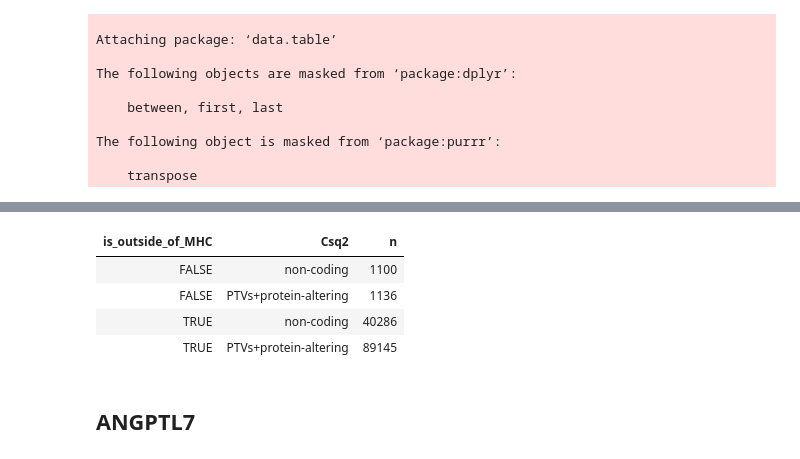
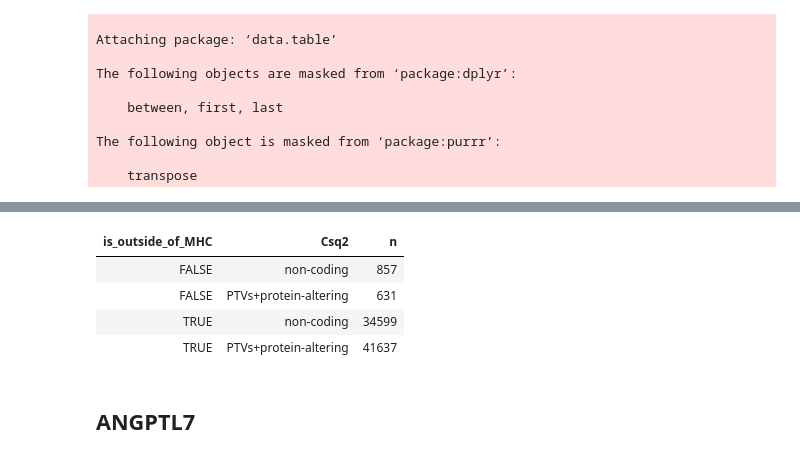
Before and after one commit to rivas-lab/ANGPTL7, a Jupyter notebook: notebook/ukbb_summary_stats_analysis/ANGPTL7_IOP.ipynb, the cells around one changed output, grey strips where cells are left out. Saved outputs shown, nothing was run; the diff lists cells and outputs as text; code cells hidden in the pictures.

```diff
--- a/notebook/ukbb_summary_stats_analysis/ANGPTL7_IOP.ipynb
+++ b/notebook/ukbb_summary_stats_analysis/ANGPTL7_IOP.ipynb
@@ -66,13 +70,13 @@ annot.arr %>% colnames()
 # %%
 annot.arr %>% mutate(
     Csq2 = if_else(Csq == 'non-coding', 'non-coding', 'PTVs+protein-altering')
-) %>% filter(MAF < 0.01) %>% count(is_outside_of_MHC, Csq2)
+) %>% filter(0.0001 < MAF, MAF < 0.01) %>% count(is_outside_of_MHC, Csq2)
 # %% [output]
 | is_outside_of_MHC | Csq2 | n |
-| FALSE | non-coding | 1100 |
-| FALSE | PTVs+protein-altering | 1136 |
-| TRUE | non-coding | 40286 |
-| TRUE | PTVs+protein-altering | 89145 |
+| FALSE | non-coding | 857 |
+| FALSE | PTVs+protein-altering | 631 |
+| TRUE | non-coding | 34599 |
+| TRUE | PTVs+protein-altering | 41637 |
 # %% [markdown]
 ## ANGPTL7
 # %%
```
Also changed, not shown: parts of 13 cells of this notebook, 9 other files.
